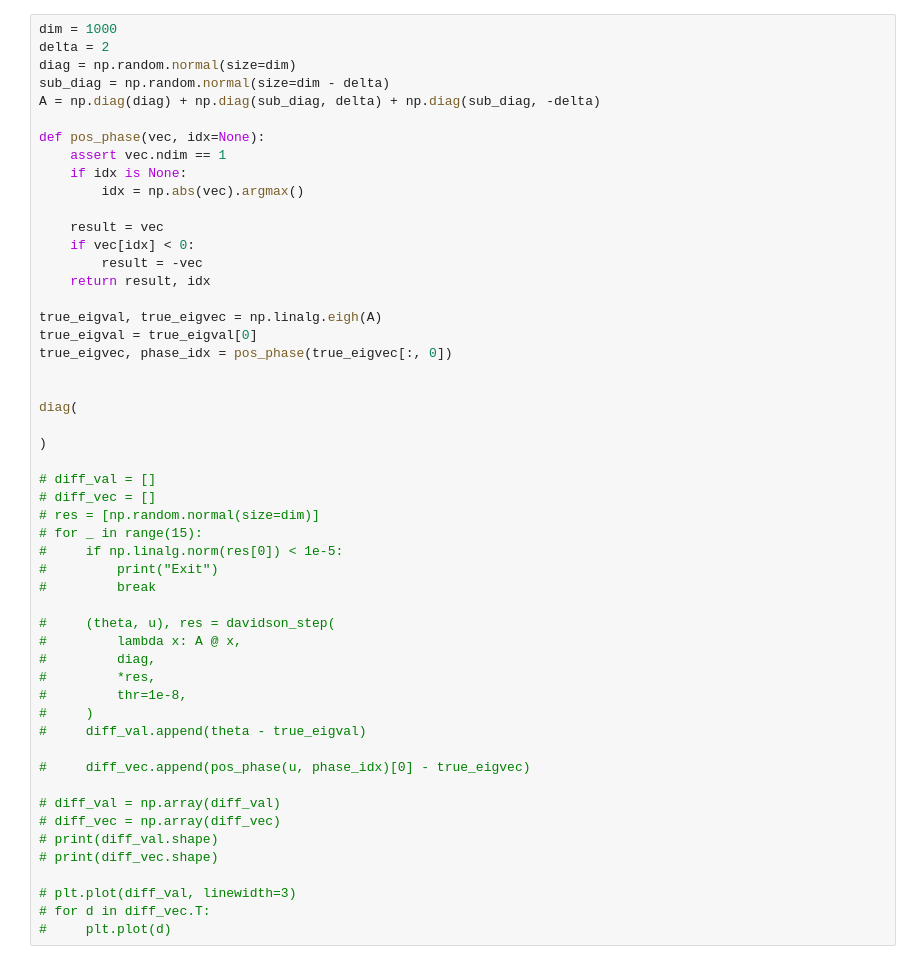
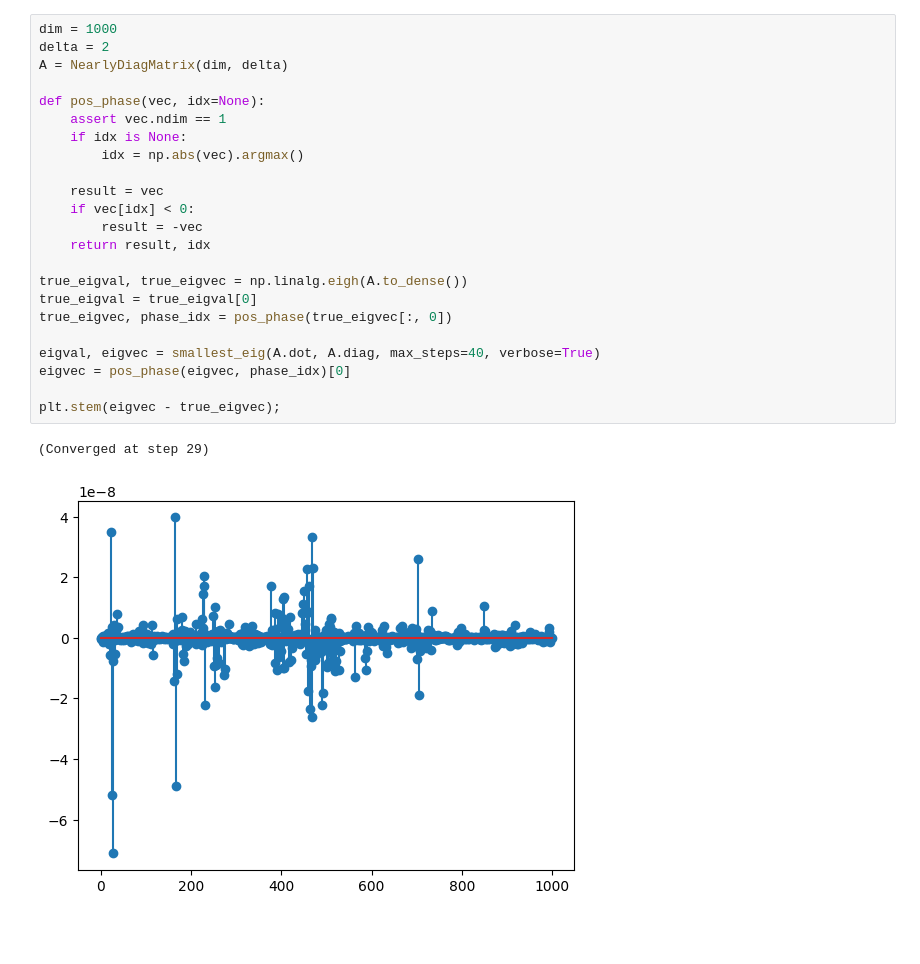
Before and after one commit to SiLiKhon/np_davidson, a Jupyter notebook: dev.ipynb, the cells around one changed output. Drawn from its saved outputs; the diff is of its cells as text; blank space fills up the shorter version.

```diff
--- a/dev.ipynb
+++ b/dev.ipynb
@@ -6,52 +35,26 @@ from np_davidson import diag
 # %%
 dim = 1000
 delta = 2
-diag = np.random.normal(size=dim)
-sub_diag = np.random.normal(size=dim - delta)
-A = np.diag(diag) + np.diag(sub_diag, delta) + np.diag(sub_diag, -delta)
+A = NearlyDiagMatrix(dim, delta)
 
 def pos_phase(vec, idx=None):
     assert vec.ndim == 1
     if idx is None:
         idx = np.abs(vec).argmax()
 
     result = vec
     if vec[idx] < 0:
         result = -vec
     return result, idx
 
-true_eigval, true_eigvec = np.linalg.eigh(A)
+true_eigval, true_eigvec = np.linalg.eigh(A.to_dense())
 true_eigval = true_eigval[0]
 true_eigvec, phase_idx = pos_phase(true_eigvec[:, 0])
 
+eigval, eigvec = smallest_eig(A.dot, A.diag, max_steps=40, verbose=True)
+eigvec = pos_phase(eigvec, phase_idx)[0]
 
-diag(
-
-)
-
-# diff_val = []
-# diff_vec = []
-# res = [np.random.normal(size=dim)]
-# for _ in range(15):
-#     if np.linalg.norm(res[0]) < 1e-5:
-#         print("Exit")
-#         break
-
-#     (theta, u), res = davidson_step(
-#         lambda x: A @ x,
-#         diag,
-#         *res,
-#         thr=1e-8,
-#     )
-#     diff_val.append(theta - true_eigval)
-
-#     diff_vec.append(pos_phase(u, phase_idx)[0] - true_eigvec)
-
-# diff_val = np.array(diff_val)
-# diff_vec = np.array(diff_vec)
-# print(diff_val.shape)
-# print(diff_vec.shape)
-
-# plt.plot(diff_val, linewidth=3)
-# for d in diff_vec.T:
-#     plt.plot(d)
+plt.stem(eigvec - true_eigvec);
+# %% [output]
+(Converged at step 29)
+[figure, added]
```
Also changed, not shown: parts of 6 cells of this notebook.
